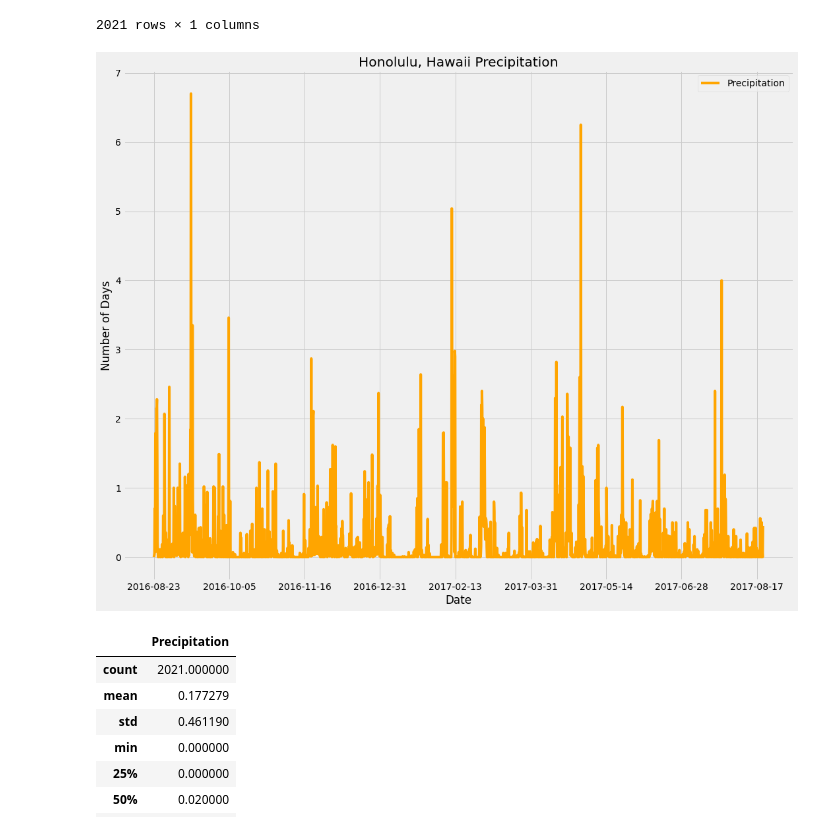
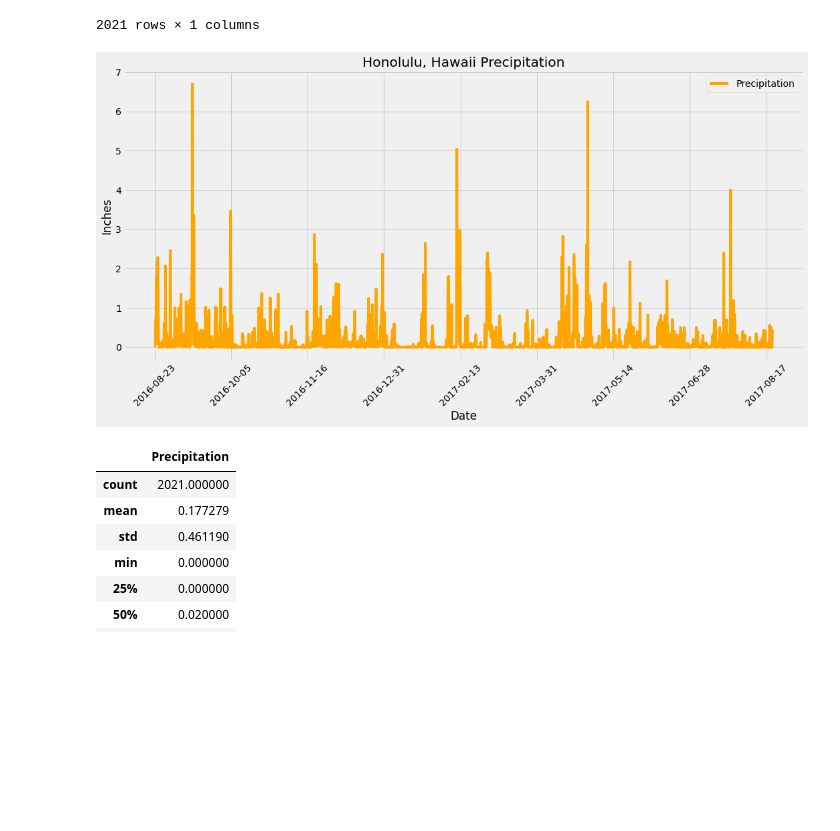
Before and after one commit to nataligracia/sqlalchemy_vacationplanning, a Jupyter notebook: Climate Analysis and Exploration.ipynb, the cells around one changed output. Saved outputs shown, nothing was run; the diff lists cells and outputs as text; code cells hidden in the pictures; blank space fills up the shorter version.

```diff
--- a/Climate Analysis and Exploration.ipynb
+++ b/Climate Analysis and Exploration.ipynb
@@ -77,6 +80,7 @@ recent
 ('2017-08-23')
 # %%
 #Find the date from 1 year/12 months/365 days ago
-new = datetime.date(2017,8,23) - datetime.timedelta(days=365)
-print("Query Date: ", new)
+year = datetime.date(2017,8,23) - datetime.timedelta(days=365)
+#print("Query Date: ", year)
+year
 # %% [output]
@@ -85,7 +89,7 @@ Query Date:  2016-08-23
 #Find all dates and prcp within last 12 months
 results = (session
            .query(Measurement.date,Measurement.prcp)
-           .filter(Measurement.date >= new, Measurement.prcp != None)
+           .filter(Measurement.date >= year, Measurement.prcp != None)
            .all())
 results
 # %% [output]
@@ -108,8 +112,8 @@ results
  ...]
 # %%
 #Place query results into a pandas dataframe by date
-data = pd.DataFrame(results,columns=['Date', 'Precipitation'])
-shape = data.set_index('Date')
+precipitation = pd.DataFrame(results,columns=['Date', 'Precipitation'])
+shape = precipitation.set_index('Date')
 organize = shape.sort_values(by ='Date')
 organize
 # %% [output]
@@ -129,12 +133,14 @@ organize
 2021 rows × 1 columns
 # %%
 #Plot the precipitation date
-organize.plot(figsize=(15,12),color='orange')
+organize.plot(figsize=(15,8), color='orange')
 plt.title('Honolulu, Hawaii Precipitation')
-plt.ylabel('Number of Days')
+plt.ylabel('Inches')
+ax = plt.gca()
+ax.tick_params(axis='x', labelrotation = 45)
 plt.tight_layout()
-plt.savefig('PrecipitationPlot.png')
+plt.savefig('All_Precipitation_Year_Plot.png')
 # %% [output]
-[figure, old version]
+[figure, new version]
 # %%
 #Find summary statistics for the precipitation data
```
Also changed, not shown: parts of 45 cells of this notebook, 5 other files.
